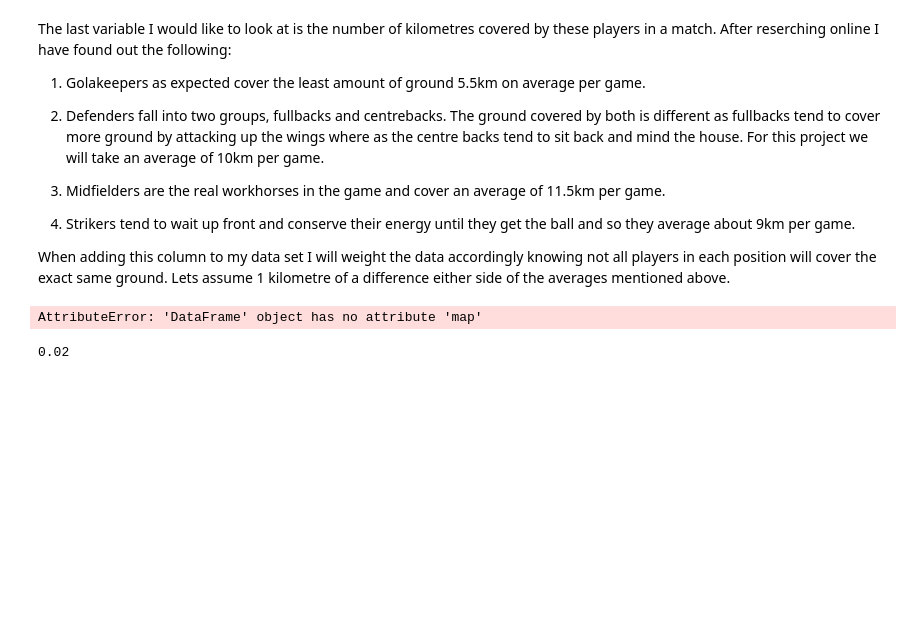
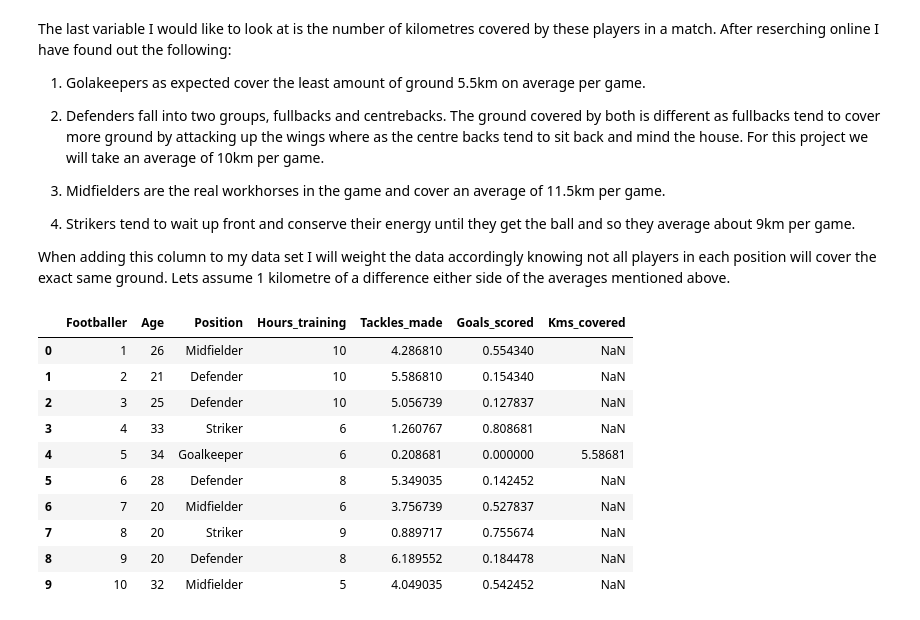
Before and after one commit to TommyVaughan/real-world, a Jupyter notebook: Untitled.ipynb, the cells around one changed output. Cells and saved outputs as stored; diff of their text form; code cells hidden in the pictures; blank space fills up the shorter version.

```diff
--- a/Untitled.ipynb
+++ b/Untitled.ipynb
@@ -194,3 +265,5 @@ dfr = df[df.Position=="Defender"]     # Creating a dataframe for defender
 # %%
-np.random.seed(100)                   # Assigning weight to defenders tackles
-dfr = pd.DataFrame({"Position":np.random.uniform(4.5,6.5,42)})
+np.random.seed(100)             # Assigning weight to Midfielders goals scored.
+df5 = pd.DataFrame(df4)         # Creating a new df to hold the Goalkeeper & Defender values
+df5.loc[df5.Position == "Midfielder", "Goals_scored"] = np.random.uniform(.5,.6,29)
+df.head(10)
@@ -204,3 +284,5 @@ stk = df[df.Position=="Striker"]      # Creating a dataframe for striker
 # %%
-np.random.seed(100)                   # Assigning weight to striker tackles
-stk = pd.DataFrame({"Position":np.random.uniform(0.5,1.9,20)})
+np.random.seed(100)             # Assigning weight to Strikers goals scored.
+df6 = pd.DataFrame(df5)         # Creating a new df to hold the Goalkeeper, Defender and Midfielder values
+df6.loc[df6.Position == "Striker", "Goals_scored"] = np.random.uniform(0.7,0.9,20)
+df.head(10)
@@ -250,13 +312,21 @@ The last variable I would like to look at is the number of kilometres covered by
 4) Strikers tend to wait up front and conserve their energy until they get the ball and so they average about 9km per game.
 
 When adding this column to my data set I will weight the data accordingly knowing not all players in each position will cover the exact same ground. Lets assume 1 kilometre of a difference either side of the averages mentioned above.
-# %%
-np.random.seed(100)
-df["kms_ran"] = df.map({"Goalkeeper":np.random.randint(4,11,100), "Defender": np.random.randint(4,11,100)})
-df.head(10)
-# %% [output]
-AttributeError: 'DataFrame' object has no attribute 'map'
-# %%
- round(random.uniform(0.01, 0.03),2)
-# %% [output]
-0.02
+# %%
+df6["Kms_covered"] = 1                # creating a Tackles_made column
+# %%
+np.random.seed(100)             # Assigning weight to goalkeepers kms covered.
+df6.loc[df6.Position == "Goalkeeper", "Kms_covered"] = np.random.uniform (4.5,6.5,9)
+df.head(10)
+# %% [output]
+|  | Footballer | Age | Position | Hours_training | Tackles_made | Goals_scored | Kms_covered |
+| 0 | 1 | 26 | Midfielder | 10 | 4.286810 | 0.554340 | NaN |
+| 1 | 2 | 21 | Defender | 10 | 5.586810 | 0.154340 | NaN |
+| 2 | 3 | 25 | Defender | 10 | 5.056739 | 0.127837 | NaN |
+| 3 | 4 | 33 | Striker | 6 | 1.260767 | 0.808681 | NaN |
+| 4 | 5 | 34 | Goalkeeper | 6 | 0.208681 | 0.000000 | 5.58681 |
+| 5 | 6 | 28 | Defender | 8 | 5.349035 | 0.142452 | NaN |
+| 6 | 7 | 20 | Midfielder | 6 | 3.756739 | 0.527837 | NaN |
+| 7 | 8 | 20 | Striker | 9 | 0.889717 | 0.755674 | NaN |
+| 8 | 9 | 20 | Defender | 8 | 6.189552 | 0.184478 | NaN |
+| 9 | 10 | 32 | Midfielder | 5 | 4.049035 | 0.542452 | NaN |
```
Also changed, not shown: parts of 45 cells of this notebook, 1 other file.
